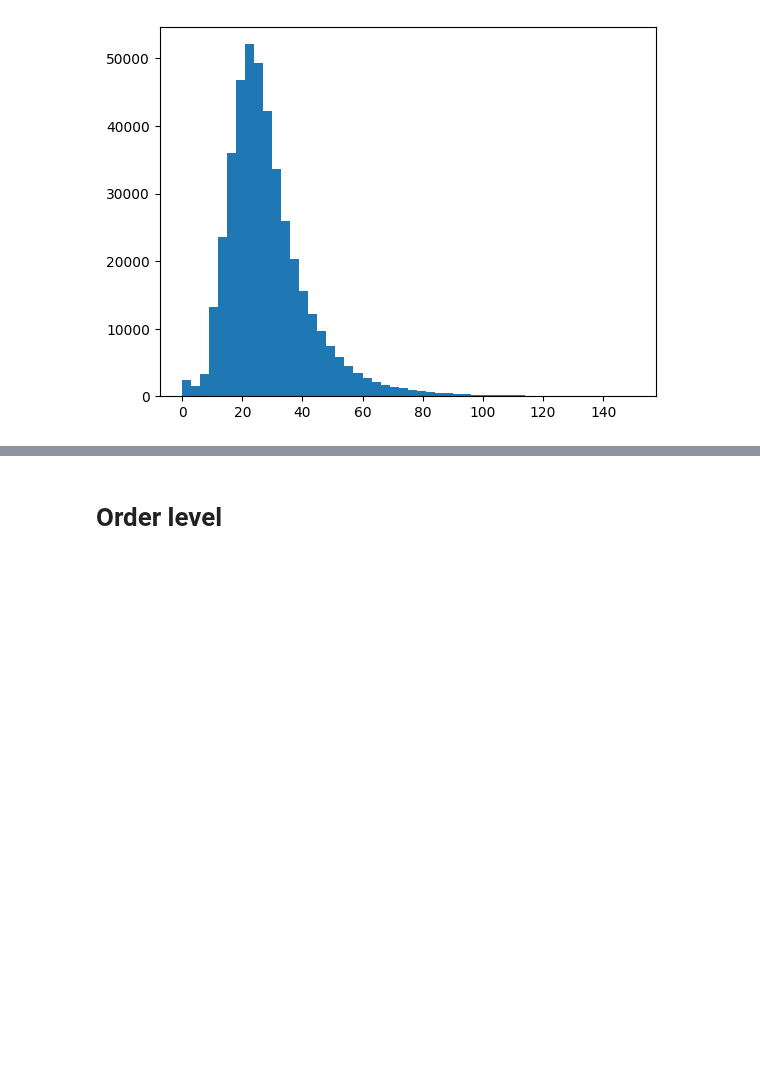
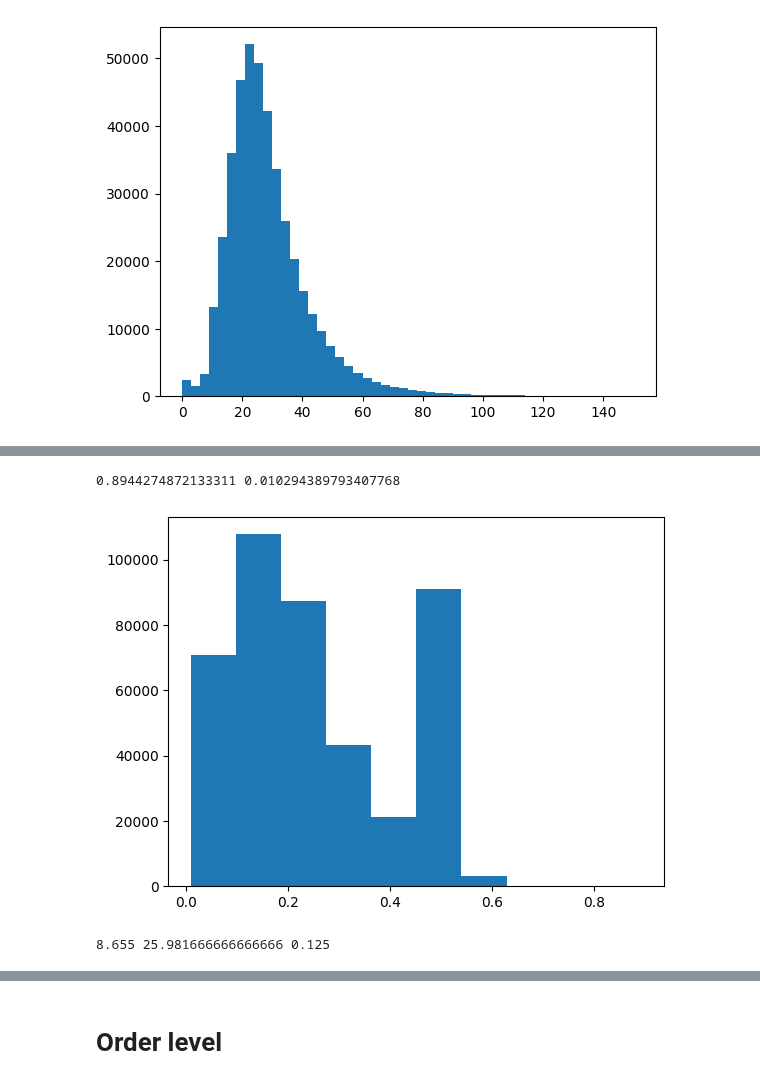
Before and after one commit to AChiaraCapuano/incentives_analysis, a Jupyter notebook: analysis_nb.ipynb, the cells around one changed output, grey strips where cells are left out. Cells and saved outputs as stored; diff of their text form; code cells hidden in the pictures; blank space fills up the shorter version.

Commit message:
median based score

```diff
--- a/analysis_nb.ipynb
+++ b/analysis_nb.ipynb
@@ -82,0 +87,28 @@ plt.hist(df_avg_basket[df_avg_basket['basket_value']<150]['basket_value'], bins=
+# %%
+order_value_median = df_avg_order['incentive_value'].median()
+basket_value_median = df_avg_basket['basket_value'].median()
+incentive_use_median = df_incentivized['used_incentive'].median()
+# %%
+df_avg_order['order_score']= df_avg_order['incentive_value']-order_value_median
+df_avg_basket['basket_score']= df_avg_basket['basket_value']-basket_value_median
+df_incentivized['incentive_use_score']= df_incentivized['used_incentive']-incentive_use_median
+# %%
+df_median_sol_ = df_incentivized.merge(df_avg_basket, on='analytical_customer_id')
+df_median_sol = df_median_sol_.merge(df_avg_order, on='analytical_customer_id')
+df_median_sol['order_score_normalized']=(df_median_sol['order_score']-df_median_sol['order_score'].min())/(df_median_sol['order_score'].max()-df_median_sol['order_score'].min())
+df_median_sol['basket_score_normalized']=(df_median_sol['basket_score']-df_median_sol['basket_score'].min())/(df_median_sol['basket_score'].max()-df_median_sol['basket_score'].min())
+df_median_sol['incentive_score_normalized']=(df_median_sol['incentive_use_score']-df_median_sol['incentive_use_score'].min())/(df_median_sol['incentive_use_score'].max()-df_median_sol['incentive_use_score'].min())
+#exclude customers with incentive usage of 1 (likely ordered only once with incentive)?
+df_median_sol['score'] = 0.25*df_median_sol['order_score_normalized']+0.25*df_median_sol['basket_score_normalized']+0.5*df_median_sol['incentive_score_normalized']
+# %%
+print(df_median_sol['score'].max(), df_median_sol['score'].min())
+# %% [output]
+0.8944274872133311 0.010294389793407768
+# %%
+plt.hist(df_median_sol['score']);
+# %% [output]
+[figure, added]
+# %%
+print(order_value_median, basket_value_median, incentive_use_median)
+# %% [output]
+8.655 25.981666666666666 0.125
```
Also changed, not shown: parts of 6 cells of this notebook.
